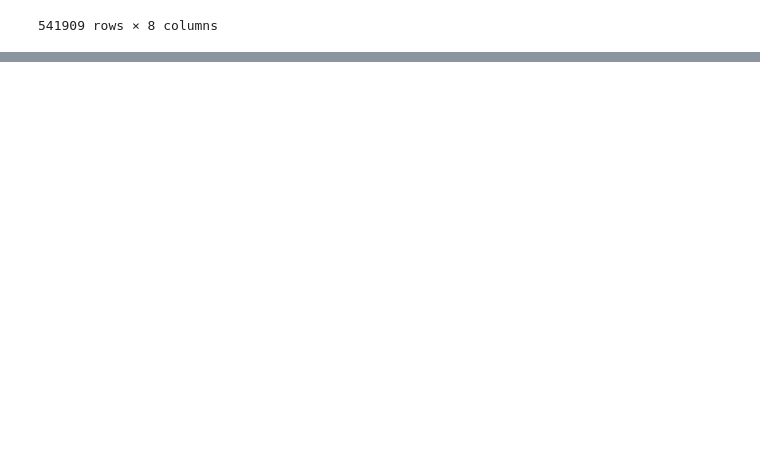
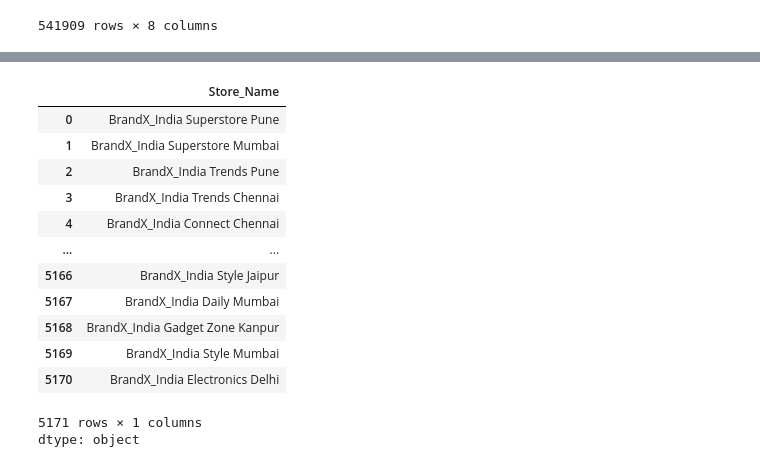
Before and after one commit to ualjeb/ITVedantWork, a Jupyter notebook: Work/DMS/NumpyPandas.ipynb, the cells around one changed output, grey strips where cells are left out. Saved outputs shown, nothing was run; the diff lists cells and outputs as text; code cells hidden in the pictures; blank space fills up the shorter version.

```diff
--- a/Work/DMS/NumpyPandas.ipynb
+++ b/Work/DMS/NumpyPandas.ipynb
@@ -359,0 +495,17 @@ df0
+# %%
+df1['Store_Name']
+# %% [output]
+|  | Store_Name |
+| 0 | BrandX_India Superstore Pune |
+| 1 | BrandX_India Superstore Mumbai |
+| 2 | BrandX_India Trends Pune |
+| 3 | BrandX_India Trends Chennai |
+| 4 | BrandX_India Connect Chennai |
+| ... | ... |
+| 5166 | BrandX_India Style Jaipur |
+| 5167 | BrandX_India Daily Mumbai |
+| 5168 | BrandX_India Gadget Zone Kanpur |
+| 5169 | BrandX_India Style Mumbai |
+| 5170 | BrandX_India Electronics Delhi |
+5171 rows × 1 columns
+dtype: object
```
Also changed, not shown: parts of 17 cells of this notebook, 11 other files.
